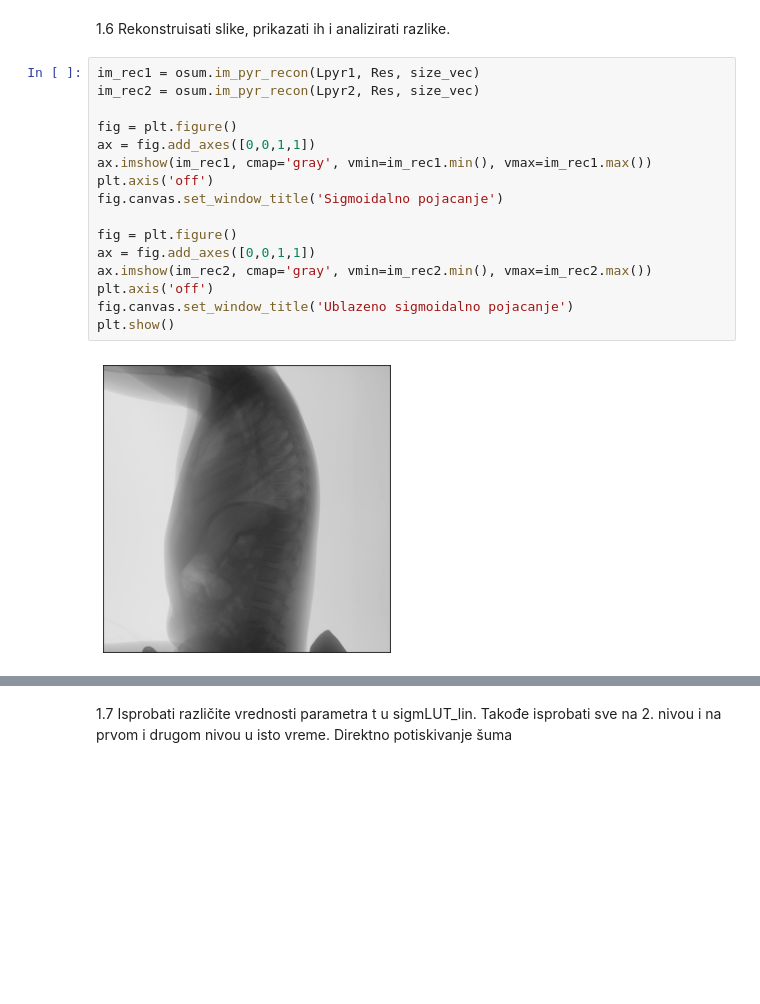
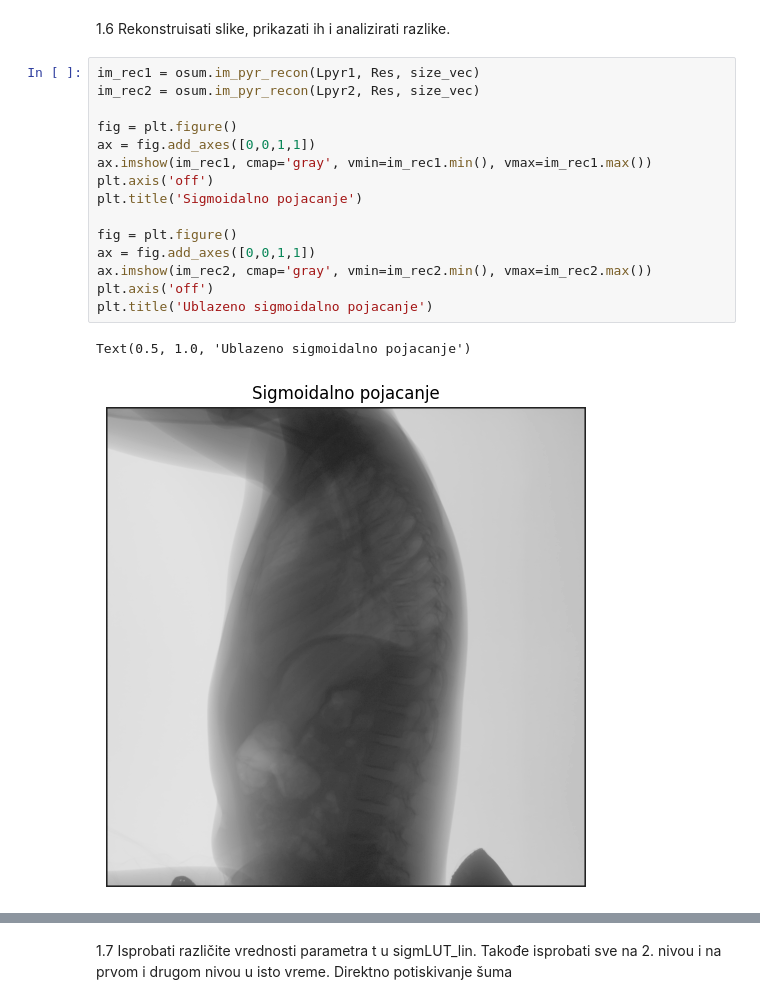
Before and after one commit to nebojsa-bozanic/BMI_OSuM, a Jupyter notebook: Vezba8: Obrada rendgenske slike: Suzbijanje šuma 2/OSuM_vezba_8.ipynb, the cells around one changed output, grey strips where cells are left out. Cells and saved outputs as stored; diff of their text form; blank space fills up the shorter version.

```diff
--- a/Vezba8: Obrada rendgenske slike: Suzbijanje šuma 2/OSuM_vezba_8.ipynb
+++ b/Vezba8: Obrada rendgenske slike: Suzbijanje šuma 2/OSuM_vezba_8.ipynb
@@ -97,18 +97,18 @@ Lpyr2[0] = Lk2
 # %%
 im_rec1 = osum.im_pyr_recon(Lpyr1, Res, size_vec)
 im_rec2 = osum.im_pyr_recon(Lpyr2, Res, size_vec)
 
 fig = plt.figure()
 ax = fig.add_axes([0,0,1,1])
 ax.imshow(im_rec1, cmap='gray', vmin=im_rec1.min(), vmax=im_rec1.max())
 plt.axis('off')
-fig.canvas.set_window_title('Sigmoidalno pojacanje')
+plt.title('Sigmoidalno pojacanje')
 
 fig = plt.figure()
 ax = fig.add_axes([0,0,1,1])
 ax.imshow(im_rec2, cmap='gray', vmin=im_rec2.min(), vmax=im_rec2.max())
 plt.axis('off')
-fig.canvas.set_window_title('Ublazeno sigmoidalno pojacanje')
-plt.show()
+plt.title('Ublazeno sigmoidalno pojacanje')
 # %% [output]
+Text(0.5, 1.0, 'Ublazeno sigmoidalno pojacanje')
-[figure, old version]
+[figure, new version]
```
Also changed, not shown: parts of 9 cells of this notebook.
